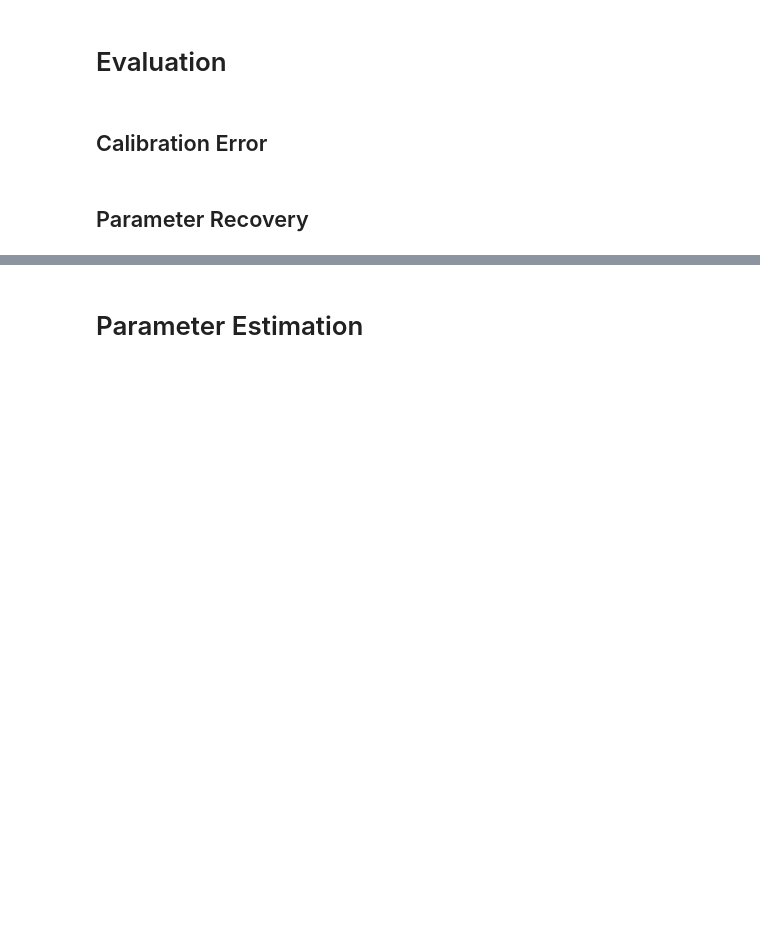
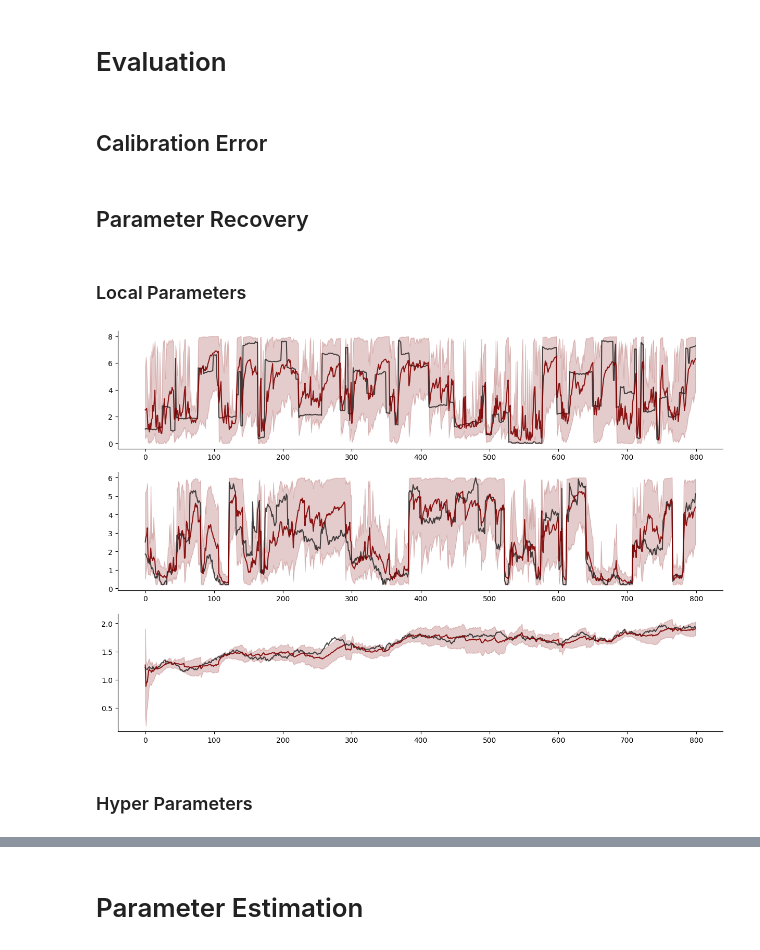
Before and after one commit to bayesflow-org/Non-Stationary-DDM-Validation, a Jupyter notebook: applications/inference/notebooks/mixture_random_walk_estimation.ipynb, the cells around one changed output, grey strips where cells are left out. Saved outputs shown, nothing was run; the diff lists cells and outputs as text; code cells hidden in the pictures; blank space fills up the shorter version.

```diff
--- a/applications/inference/notebooks/mixture_random_walk_estimation.ipynb
+++ b/applications/inference/notebooks/mixture_random_walk_estimation.ipynb
@@ -79,3 +83,27 @@ f = beef.diagnostics.plot_losses(history)
 ## Calibration Error
 # %% [markdown]
 ## Parameter Recovery
+# %%
+val_data = model.configure(model.generate(1))
+true_local_params = val_data['local_parameters'] * model.local_prior_stds + model.local_prior_means
+true_hyper_params = val_data['hyper_parameters'] * model.hyper_prior_std + model.hyper_prior_mean
+# %%
+with tf.device('/cpu:0'):
+    samples = experiment.amortizer.sample(val_data, NUM_SAMPLES)
+# %% [markdown]
+### Local Parameters
+# %%
+local_post_samples = samples['local_samples'] * model.local_prior_stds + model.local_prior_means
+local_post_mean = np.mean(local_post_samples, axis=1)
+local_post_quantiles = np.quantile(local_post_samples, [0.025, 0.975], axis=1)
+# %%
+fig, axarr = plt.subplots(3, 1, figsize=(15, 10))
+for i, ax in enumerate(axarr.flat):
+    ax.plot(range(800), true_local_params[0, :, i] , color='black', alpha=0.7)
+    ax.fill_between(range(800), local_post_quantiles[0, :, i], local_post_quantiles[1, :, i], color='maroon', alpha=0.2)
+    ax.plot(range(800), local_post_mean[:, i], color='maroon', alpha=0.9)
+sns.despine()
+# %% [output]
+[figure, added]
+# %% [markdown]
+### Hyper Parameters
```
Also changed, not shown: parts of 12 cells of this notebook, 2 other files.
